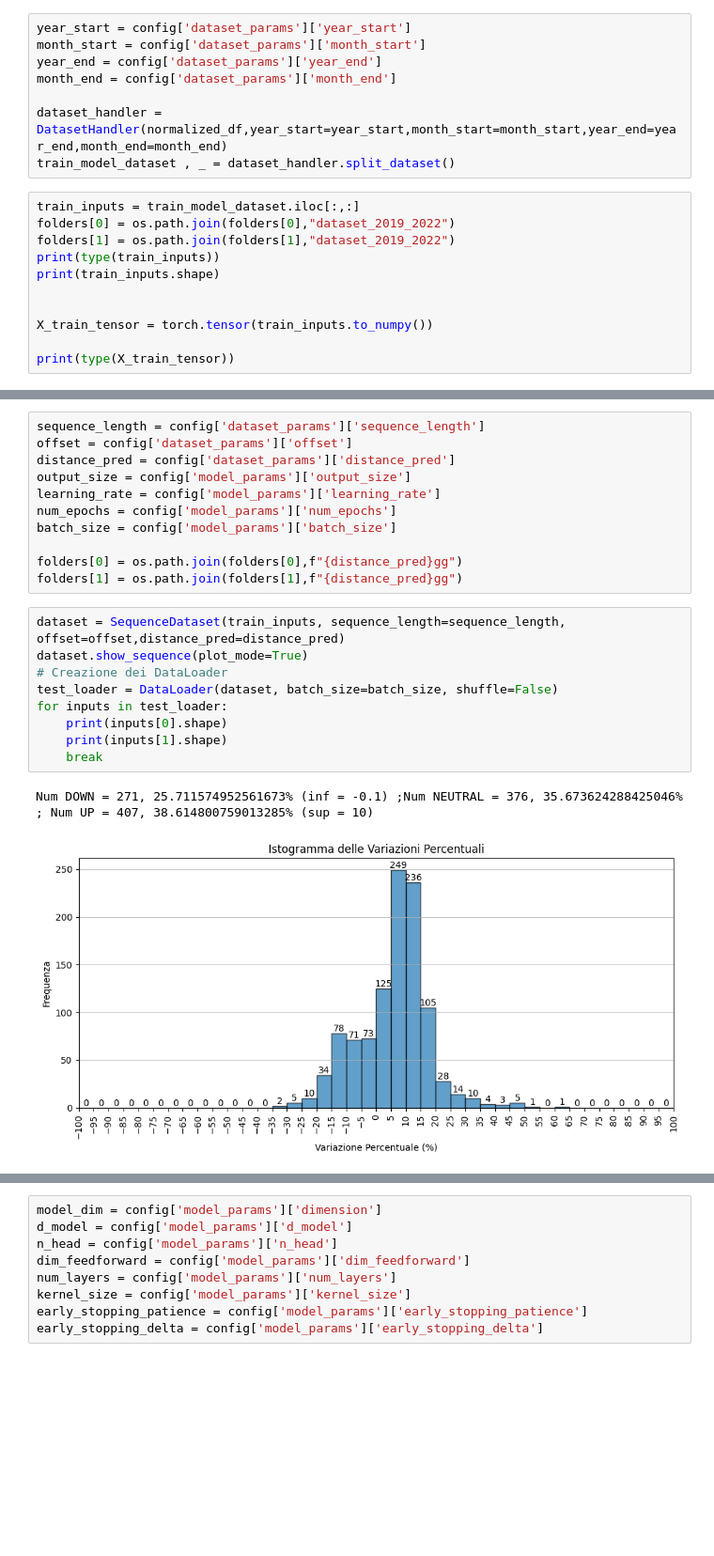
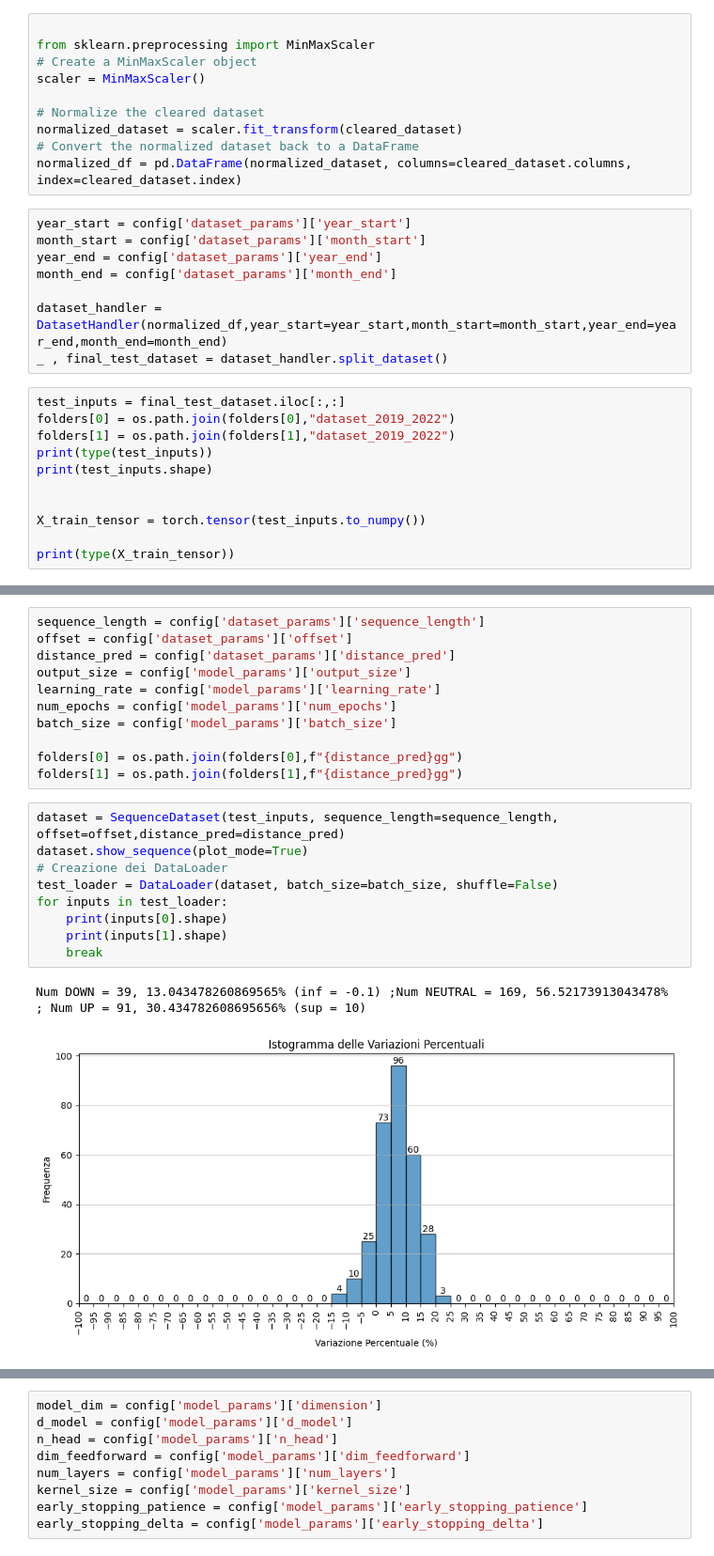
Before and after one commit to tommasomora01/StockIndexClassification, a Jupyter notebook: StockIndexClassification_Test.ipynb, the cells around one changed output, grey strips where cells are left out. Shown at 94% size. Drawn from its saved outputs; the diff is of its cells as text; blank space fills up the shorter version.

Commit message:
Fixed import

```diff
--- a/StockIndexClassification_Test.ipynb
+++ b/StockIndexClassification_Test.ipynb
@@ -65,6 +78,16 @@ config = load_config(config_file_path)
 dataset = dataset.set_index('Data')
 
 cleared_dataset = dataset.dropna()
+# %%
+
+from sklearn.preprocessing import MinMaxScaler
+# Create a MinMaxScaler object
+scaler = MinMaxScaler()
+
+# Normalize the cleared dataset
+normalized_dataset = scaler.fit_transform(cleared_dataset)
+# Convert the normalized dataset back to a DataFrame
+normalized_df = pd.DataFrame(normalized_dataset, columns=cleared_dataset.columns, index=cleared_dataset.index)
 # %%
 year_start = config['dataset_params']['year_start']
 month_start = config['dataset_params']['month_start']
@@ -72,16 +95,16 @@ year_end = config['dataset_params']['year_end']
 month_end = config['dataset_params']['month_end']
 
 dataset_handler = DatasetHandler(normalized_df,year_start=year_start,month_start=month_start,year_end=year_end,month_end=month_end)
-train_model_dataset , _ = dataset_handler.split_dataset()
+_ , final_test_dataset = dataset_handler.split_dataset()
 # %%
-train_inputs = train_model_dataset.iloc[:,:]
+test_inputs = final_test_dataset.iloc[:,:]
 folders[0] = os.path.join(folders[0],"dataset_2019_2022")
 folders[1] = os.path.join(folders[1],"dataset_2019_2022")
-print(type(train_inputs))
-print(train_inputs.shape)
+print(type(test_inputs))
+print(test_inputs.shape)
 
 
-X_train_tensor = torch.tensor(train_inputs.to_numpy())
+X_train_tensor = torch.tensor(test_inputs.to_numpy())
 
 print(type(X_train_tensor))
 # %% [output]
@@ -100,17 +123,17 @@ batch_size = config['model_params']['batch_size']
 folders[0] = os.path.join(folders[0],f"{distance_pred}gg")
 folders[1] = os.path.join(folders[1],f"{distance_pred}gg")
 # %%
-dataset = SequenceDataset(train_inputs, sequence_length=sequence_length, offset=offset,distance_pred=distance_pred)
+dataset = SequenceDataset(test_inputs, sequence_length=sequence_length, offset=offset,distance_pred=distance_pred)
 dataset.show_sequence(plot_mode=True)
 # Creazione dei DataLoader
 test_loader = DataLoader(dataset, batch_size=batch_size, shuffle=False)
 for inputs in test_loader:
     print(inputs[0].shape)
     print(inputs[1].shape)
     break
 # %% [output]
-Num DOWN = 271, 25.711574952561673% (inf = -0.1) ;Num NEUTRAL = 376, 35.673624288425046%  ; Num UP = 407, 38.614800759013285% (sup = 10)
+Num DOWN = 39, 13.043478260869565% (inf = -0.1) ;Num NEUTRAL = 169, 56.52173913043478%  ; Num UP = 91, 30.434782608695656% (sup = 10)
-[figure, old version]
+[figure, new version]
 torch.Size([6, 30, 14])
 torch.Size([6])
 # %%
```
Also changed, not shown: parts of 7 cells of this notebook.
